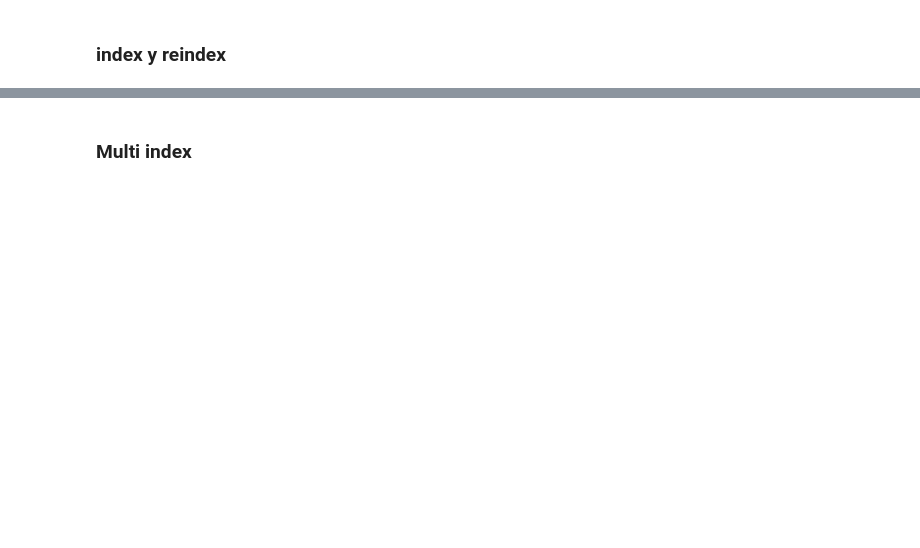
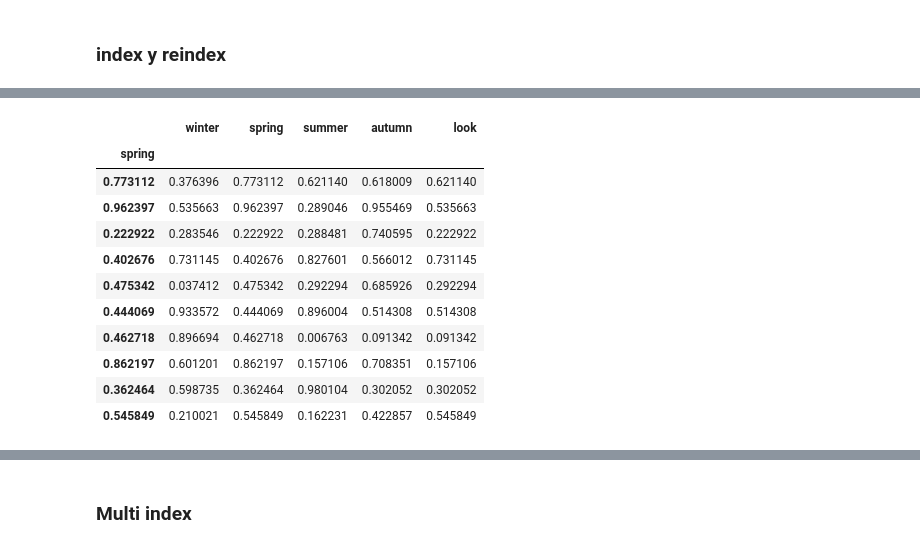
Before and after one commit to Ironhack-Data-Madrid-Abril-2023/apuntes_clase, a Jupyter notebook: semana_2/2.1 - Pandas Deepdive.ipynb, the cells around one changed output, grey strips where cells are left out. Saved outputs shown, nothing was run; the diff lists cells and outputs as text; code cells hidden in the pictures; blank space fills up the shorter version.

```diff
--- a/semana_2/2.1 - Pandas Deepdive.ipynb
+++ b/semana_2/2.1 - Pandas Deepdive.ipynb
@@ -1162,0 +1470,4 @@ Wall time: 5.14 ms
+# %%
+seasons['look'] = seasons.lookup(seasons.index, look_lst)
+
+seasons
@@ -1166,0 +1519,4 @@ Wall time: 5.14 ms
+# %%
+seasons.index = pd.RangeIndex(start=0, stop=20, step=2)
+
+seasons
@@ -1166,0 +1535,4 @@ Wall time: 5.14 ms
+# %%
+seasons.index = range(10)
+
+seasons
@@ -1166,0 +1551,4 @@ Wall time: 5.14 ms
+# %%
+seasons.index = [i for i in range(10)]
+
+seasons
@@ -1166,0 +1567,17 @@ Wall time: 5.14 ms
+# %%
+seasons.index = seasons.spring
+
+seasons
+# %% [output]
+|  | winter | spring | summer | autumn | look |
+| spring |  |  |  |  |  |
+| 0.773112 | 0.376396 | 0.773112 | 0.621140 | 0.618009 | 0.621140 |
+| 0.962397 | 0.535663 | 0.962397 | 0.289046 | 0.955469 | 0.535663 |
+| 0.222922 | 0.283546 | 0.222922 | 0.288481 | 0.740595 | 0.222922 |
+| 0.402676 | 0.731145 | 0.402676 | 0.827601 | 0.566012 | 0.731145 |
+| 0.475342 | 0.037412 | 0.475342 | 0.292294 | 0.685926 | 0.292294 |
+| 0.444069 | 0.933572 | 0.444069 | 0.896004 | 0.514308 | 0.514308 |
+| 0.462718 | 0.896694 | 0.462718 | 0.006763 | 0.091342 | 0.091342 |
+| 0.862197 | 0.601201 | 0.862197 | 0.157106 | 0.708351 | 0.157106 |
+| 0.362464 | 0.598735 | 0.362464 | 0.980104 | 0.302052 | 0.302052 |
+| 0.545849 | 0.210021 | 0.545849 | 0.162231 | 0.422857 | 0.545849 |
```
Also changed, not shown: parts of 58 cells of this notebook, 3 other files.
